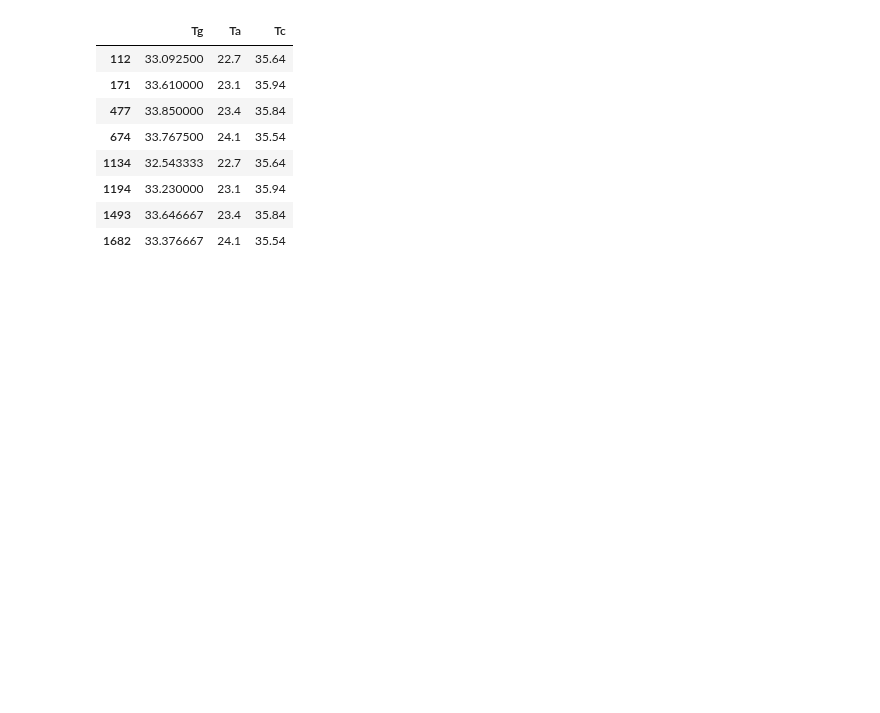
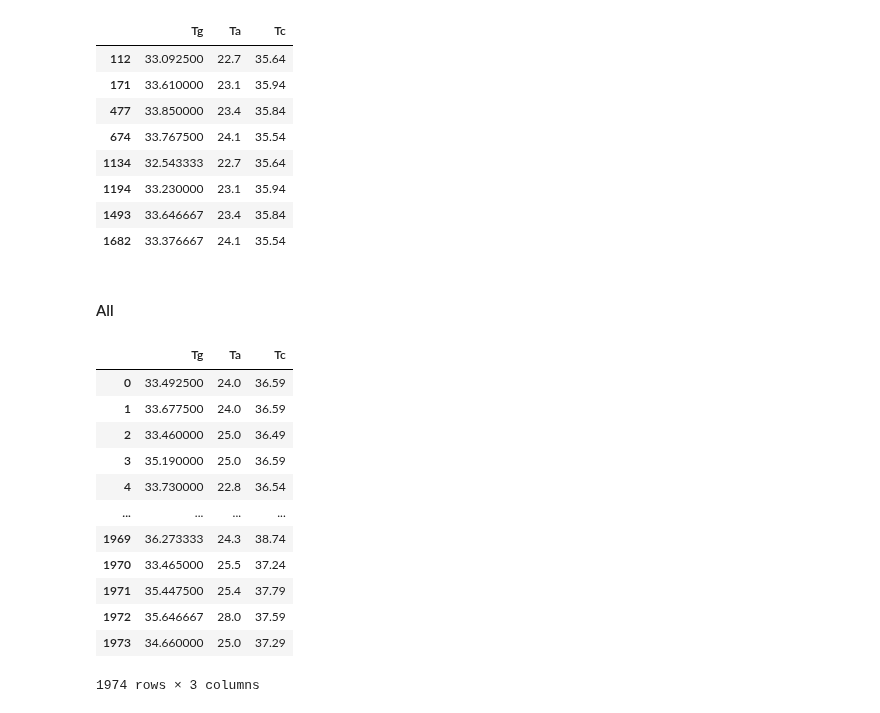
Before and after one commit to woaine/calcifer, a Jupyter notebook: notebooks/eda.ipynb, the cells around one changed output. Drawn from its saved outputs; the diff is of its cells as text; code cells hidden in the pictures; blank space fills up the shorter version.

Commit message:
feat: exclude outliers and concatenate cleaned datasets for enhanced data processing

```diff
--- a/notebooks/eda.ipynb
+++ b/notebooks/eda.ipynb
@@ -329,3 +329,23 @@ olt_outliers['Tc'][olt_outliers['Tc']['Tc'] < 35.97]
 # %%
 modified_oltnt = oltnt[~oltnt.index.isin(olt_outliers['Tg'][olt_outliers['Tg']['Tg'] < 32.21].index)]
 modified_oltnt = modified_oltnt[~modified_oltnt.index.isin(olt_outliers['Tc'][olt_outliers['Tc']['Tc'] < 35.97].index)]
+# %% [markdown]
+#### All
+# %%
+modified_external_data = pd.concat([modified_oltnt, modified_ont, modified_ogtnt], ignore_index=True)
+# %%
+modified_external_data
+# %% [output]
+|  | Tg | Ta | Tc |
+| 0 | 33.492500 | 24.0 | 36.59 |
+| 1 | 33.677500 | 24.0 | 36.59 |
+| 2 | 33.460000 | 25.0 | 36.49 |
+| 3 | 35.190000 | 25.0 | 36.59 |
+| 4 | 33.730000 | 22.8 | 36.54 |
+| ... | ... | ... | ... |
+| 1969 | 36.273333 | 24.3 | 38.74 |
+| 1970 | 33.465000 | 25.5 | 37.24 |
+| 1971 | 35.447500 | 25.4 | 37.79 |
+| 1972 | 35.646667 | 28.0 | 37.59 |
+| 1973 | 34.660000 | 25.0 | 37.29 |
+1974 rows × 3 columns
```
